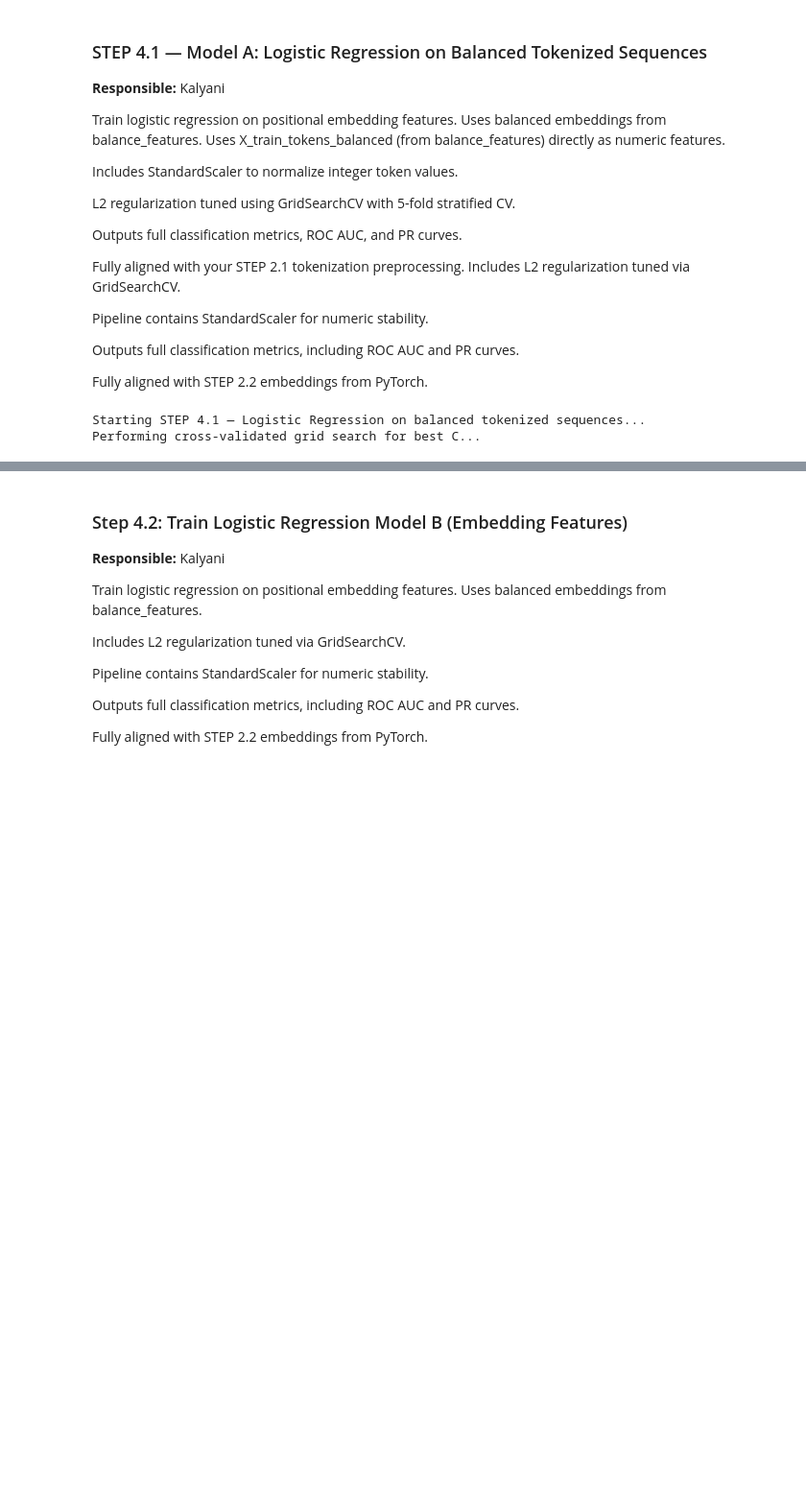
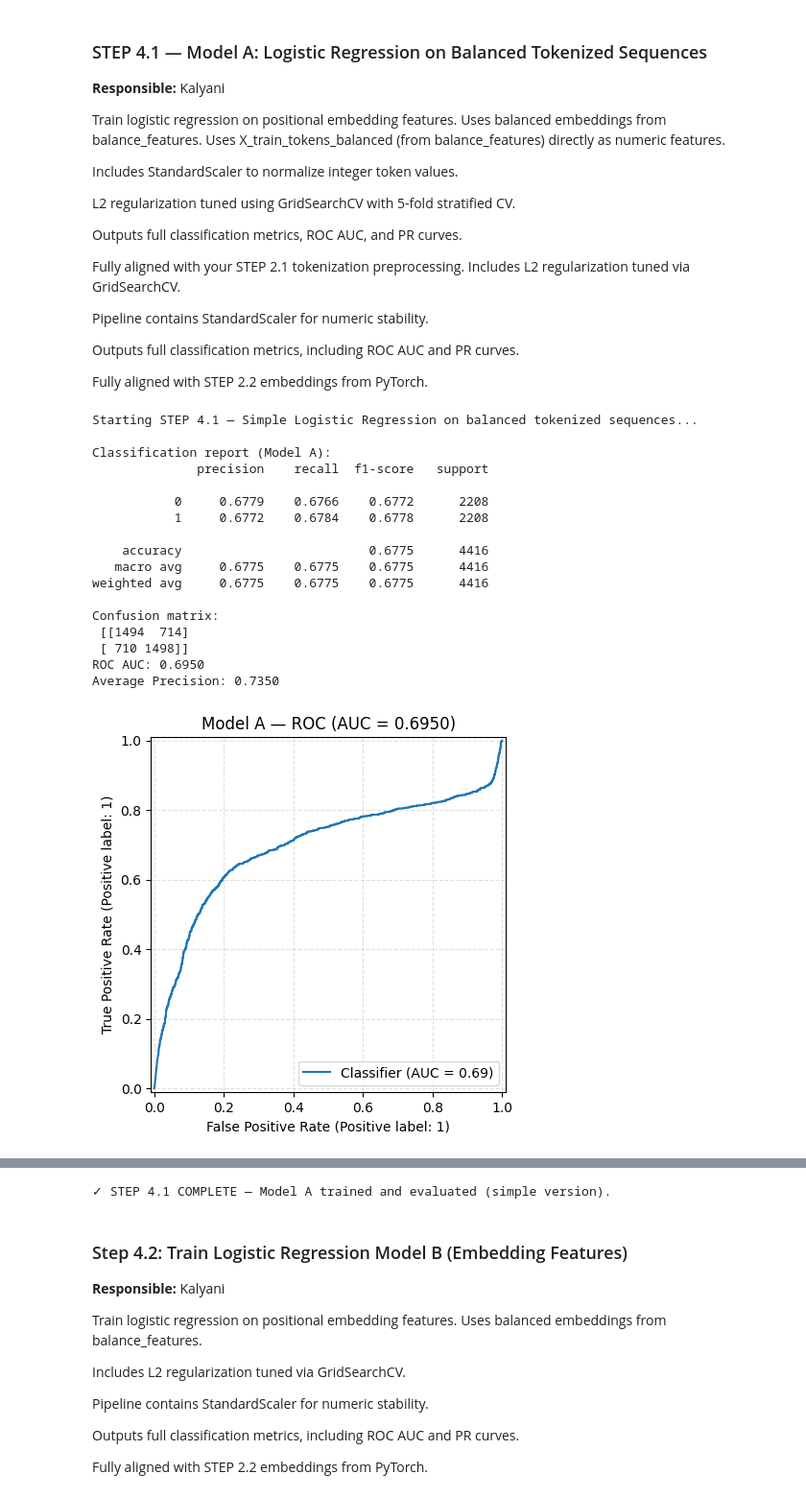
Before and after one commit to KalyaniVijayPakhale/MSI5001-Group-Project, a Jupyter notebook: MSI5001_Team15_mRNA.ipynb, the cells around one changed output, grey strips where cells are left out. Shown at 96% size. Saved outputs shown, nothing was run; the diff lists cells and outputs as text; code cells hidden in the pictures; blank space fills up the shorter version.

Commit message:
Logistic result and transformer code added

```diff
--- a/MSI5001_Team15_mRNA.ipynb
+++ b/MSI5001_Team15_mRNA.ipynb
@@ -558,9 +577,9 @@ Apply class balancing to tokenization features.
 # STEP 3.2: Balance Token Features - TO BE COMPLETED
 # ============================================================================
 
-# TODO: Balance X_train_padded with y_train
+# TODO: Balance X_train_tokens with y_train
 # New datasets: X_train_tokens_balanced
 
-X_train_tokens_balanced, y_train_balanced = balance_features(X_train_padded, y_train)
+X_train_tokens_balanced, y_train_balanced = balance_features(X_train_tokens, y_train)
 print("✓ Step 3.2 complete - Token features balanced.")
 # %% [output]
@@ -637,74 +657,75 @@ Outputs full classification metrics, including ROC AUC and PR curves.
 Fully aligned with STEP 2.2 embeddings from PyTorch.
 # %%
 # ============================================================================
-# STEP 4.1 — Model A: Logistic Regression on Balanced Tokenized Sequences
+# STEP 4.1 — Model A: Simple Logistic Regression on Balanced Tokenized Sequences
 # ============================================================================
 
 from sklearn.linear_model import LogisticRegression
-from sklearn.model_selection import GridSearchCV, StratifiedKFold
-from sklearn.preprocessing import StandardScaler
-from sklearn.pipeline import Pipeline
 from sklearn.metrics import classification_report, confusion_matrix, roc_auc_score, average_precision_score
 import numpy as np
 import matplotlib.pyplot as plt
 from sklearn.metrics import RocCurveDisplay, PrecisionRecallDisplay
 
-print("\nStarting STEP 4.1 — Logistic Regression on balanced tokenized sequences...")
+print("\nStarting STEP 4.1 — Simple Logistic Regression on balanced tokenized sequences...")
 
 # --- Prepare training and test sets ---
 Xtr_bal = np.asarray(X_train_tokens_balanced, dtype=np.float32)
 ytr_bal = np.asarray(y_train_balanced, dtype=int)
 
-Xte = X_test_padded.numpy().astype(np.float32)
+Xte = X_test_tokens.numpy().astype(np.float32)
 yte = np.asarray(y_test, dtype=int)
 
-# --- Pipeline: Scaling + Logistic Regression ---
-pipe = Pipeline([
-    ("scale", StandardScaler(with_mean=True, with_std=True)),
-    ("clf", LogisticRegression(penalty="l2", solver="liblinear", max_iter=5000, random_state=42))
-])
+# --- Simple Logistic Regression (no GridSearch, fixed C=1.0) ---
+model_A = LogisticRegression(
+    penalty="l2",
+    C=1.0,
+    solver="liblinear",
+    max_iter=5000,
+    random_state=42
+)
 
-# --- Grid search for best regularization strength C ---
-param_grid = {"clf__C": [0.1, 1.0, 3.0]}
-cv = StratifiedKFold(n_splits=5, shuffle=True, random_state=42)
-grid = GridSearchCV(pipe, param_grid, scoring="roc_auc",
-                    cv=cv, n_jobs=1, refit=True)
-print("Performing cross-validated grid search for best C...")
-grid.fit(Xtr_bal, ytr_bal)
-
-best_C = grid.best_params_["clf__C"]
-print(f"✓ Best C: {best_C} | CV ROC-AUC: {grid.best_score_:.4f}")
-
-# --- Train final logistic regression with tuned C ---
-model_A = Pipeline([
-    ("scale", StandardScaler(with_mean=True, with_std=True)),
-    ("clf", LogisticRegression(penalty="l2", C=best_C, solver="liblinear", max_iter=5000, random_state=42))
-])
+# --- Train model ---
 model_A.fit(Xtr_bal, ytr_bal)
 
 # --- Predict on test set ---
 y_pred_A  = model_A.predict(Xte)
 y_proba_A = model_A.predict_proba(Xte)[:, 1]
 
 # --- Evaluation ---
 print("\nClassification report (Model A):")
 print(classification_report(yte, y_pred_A, digits=4))
 print("Confusion matrix:\n", confusion_matrix(yte, y_pred_A))
 print(f"ROC AUC: {roc_auc_score(yte, y_proba_A):.4f}")
 print(f"Average Precision: {average_precision_score(yte, y_proba_A):.4f}")
 
 # --- Optional: Plot ROC & Precision-Recall curves ---
 RocCurveDisplay.from_predictions(yte, y_proba_A)
 plt.title(f"Model A — ROC (AUC = {roc_auc_score(yte, y_proba_A):.4f})")
 plt.grid(True, ls="--", alpha=0.4)
 plt.show()
 
 PrecisionRecallDisplay.from_predictions(yte, y_proba_A)
 plt.title(f"Model A — PR (AP = {average_precision_score(yte, y_proba_A):.4f})")
 plt.grid(True, ls="--", alpha=0.4)
 plt.show()
 
-print("\n✓ STEP 4.1 COMPLETE — Model A trained and evaluated.")
+print("\n✓ STEP 4.1 COMPLETE — Model A trained and evaluated (simple version).")
 # %% [output]
-Starting STEP 4.1 — Logistic Regression on balanced tokenized sequences...
-Performing cross-validated grid search for best C...
+Starting STEP 4.1 — Simple Logistic Regression on balanced tokenized sequences...
+
+Classification report (Model A):
+              precision    recall  f1-score   support
+
+           0     0.6779    0.6766    0.6772      2208
+           1     0.6772    0.6784    0.6778      2208
+
+    accuracy                         0.6775      4416
+   macro avg     0.6775    0.6775    0.6775      4416
+weighted avg     0.6775    0.6775    0.6775      4416
+
+Confusion matrix:
+ [[1494  714]
+ [ 710 1498]]
+ROC AUC: 0.6950
+Average Precision: 0.7350
+[figure, added]
@@ -711,3 +733,4 @@ Performing cross-validated grid search for best C...
+✓ STEP 4.1 COMPLETE — Model A trained and evaluated (simple version).
 # %% [markdown]
 ### Step 4.2: Train Logistic Regression Model B (Embedding Features)
 **Responsible:** Kalyani
```
Also changed, not shown: parts of 11 cells of this notebook.
